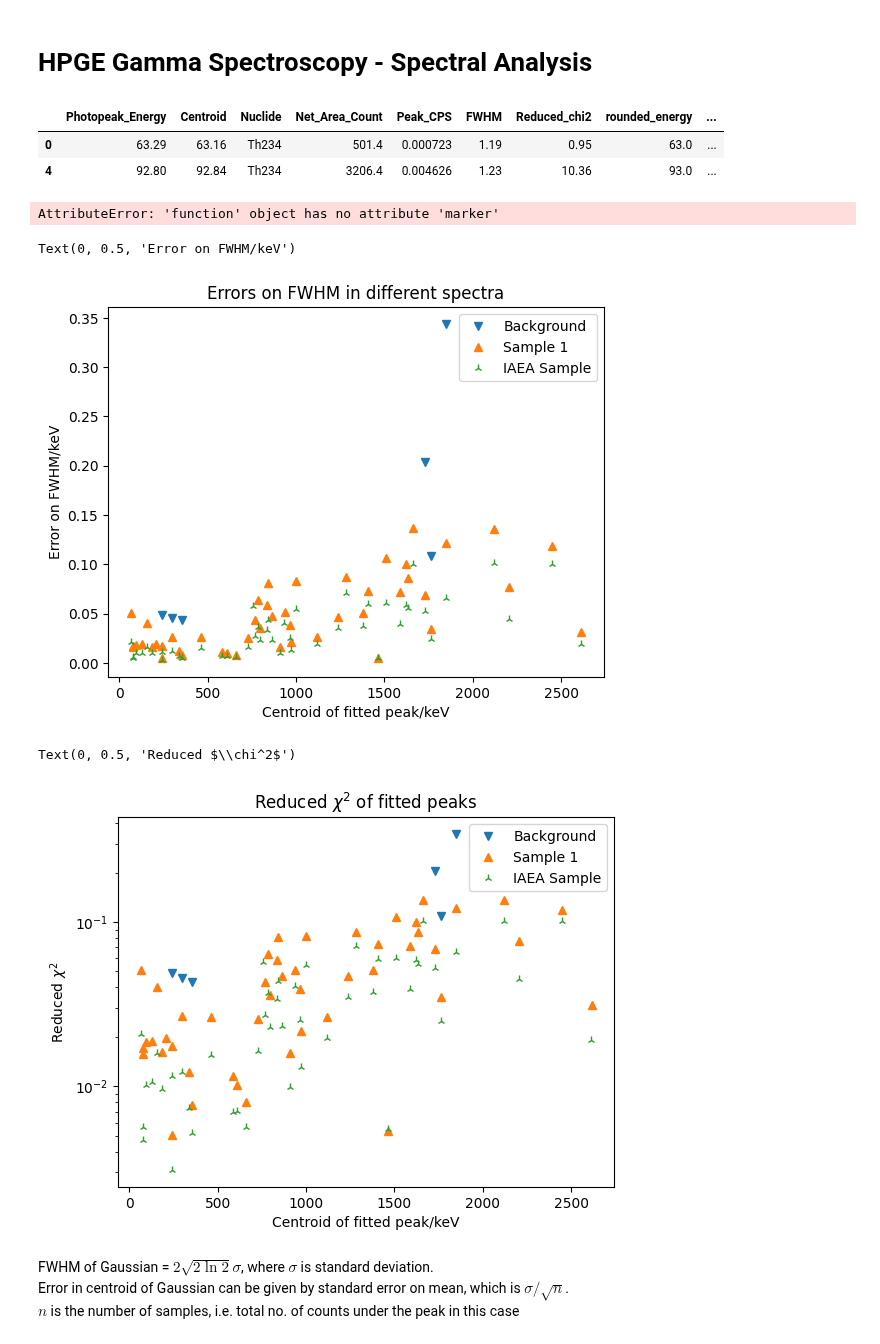
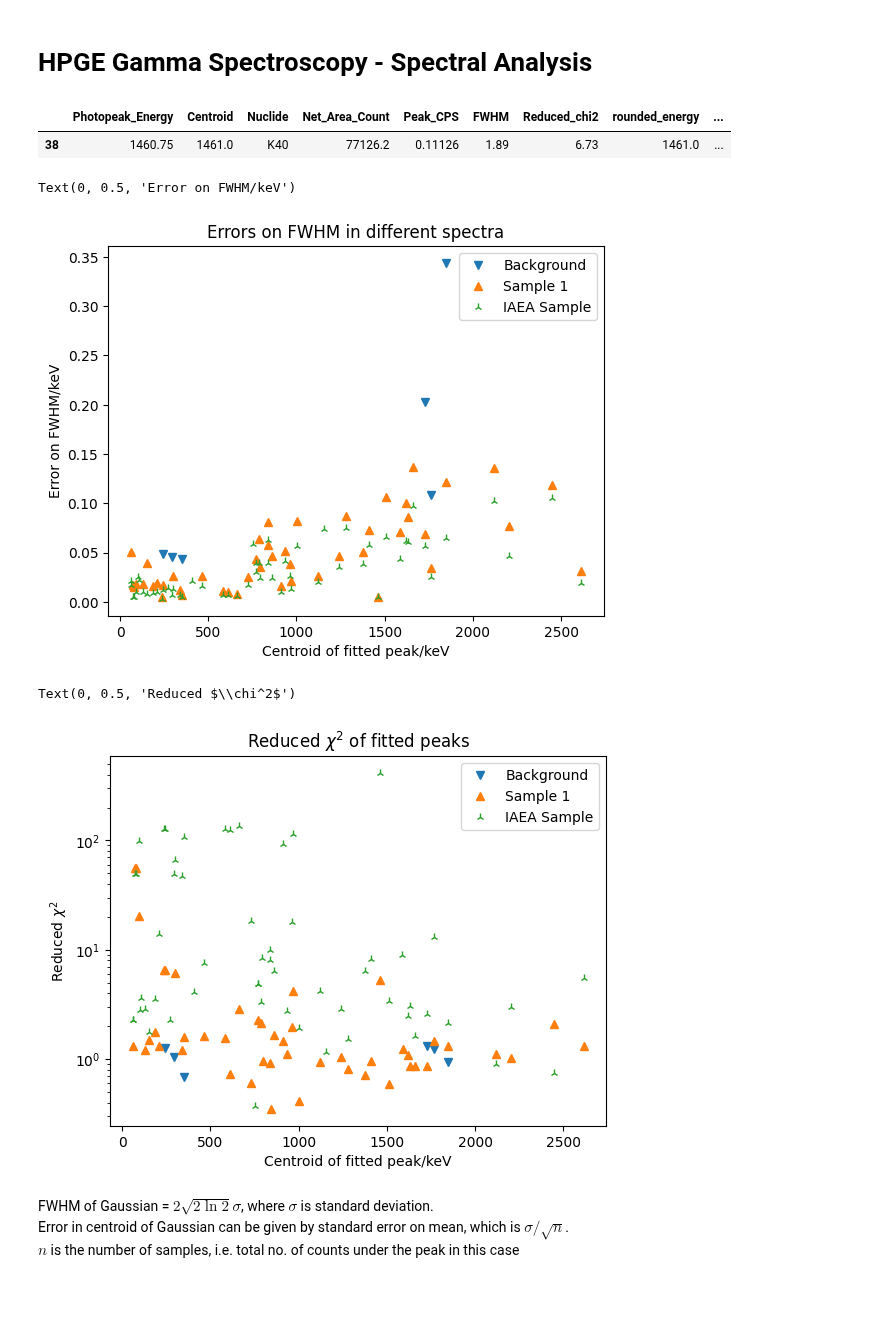
Before and after one commit to ngcnpeter/HPGe_lab_y3, a Jupyter notebook: spectal_analysis.ipynb, the cells around one changed output. Saved outputs shown, nothing was run; the diff lists cells and outputs as text; code cells hidden in the pictures; blank space fills up the shorter version.

```diff
--- a/spectal_analysis.ipynb
+++ b/spectal_analysis.ipynb
@@ -126,7 +126,7 @@ path1 = 'Data/Peaks/peaks_Sample1_30_10_23_Mon_09_22.CSV' #peak sample 1
 path2 = 'Data/Peaks/peaks_Sample2_31_10_23_14_08.CSV'
 path3 = 'Data/Peaks/peaks_Sample3_07_11_23_Tues_11_50.CSV'
 path4 = 'Data/Peaks/peaks_Sample4_13_11_23_Mon_14_06.CSV'
-path5 = 'Data/Peaks/peaks_IAEA_sample_05_12_22_copy.CSV'
+path5 = 'Data/Peaks/peaks_IAEA_sample_05_12_22_copy_new.CSV'
 path_bg = 'Data/Peaks/peaks_background_17_10_23.csv'
 path_list = [path_bg,path1,path2,path3,path4,path5]
 # df_1 = peak_df(path1)
@@ -165,7 +165,7 @@ def peak_df_new(df):
 #concat all dataframes
 df = pd.concat([peak_df_new(peak_df(path)) for path in path_list],keys = range(len(path_list)))
 #df.loc[n] would give n+1 th dataframe, same as the order in path list
-df.loc[2][df.loc[2]['nuc']=='Th234']
+df.loc[2][df.loc[2]['nuc']=='K40']
 # for i in range(len(path_list)):
 #     df_dict[f'df{i}'] = peak_df_new(peak_df(path_list[i]))
 # peak_df_new(peak_df(path1))
@@ -173,8 +173,7 @@ df.loc[2][df.loc[2]['nuc']=='Th234']
 # peak_df_new(peak_df(path2))
 # %% [output]
 |  | Photopeak_Energy | Centroid | Nuclide | Net_Area_Count | Peak_CPS | FWHM | Reduced_chi2 | rounded_energy | ... |
-| 0 | 63.29 | 63.16 | Th234 | 501.4 | 0.000723 | 1.19 | 0.95 | 63.0 | ... |
-| 4 | 92.80 | 92.84 | Th234 | 3206.4 | 0.004626 | 1.23 | 10.36 | 93.0 | ... |
+| 38 | 1460.75 | 1461.0 | K40 | 77126.2 | 0.11126 | 1.89 | 6.73 | 1461.0 | ... |
 # %%
 def chi2_prob(fit,data,err,df):
     '''This function calculates chi2 probability for given
@@ -192,10 +191,6 @@ def chi2_prob(fit,data,err,df):
     chi2_p = 1-stats.chi2.cdf(chi2,df) #chi2 probability =  1-cumulative distribution function
     print(f' chi2: {chi2} \n reduced chi2: {chi2_red}\n chi2 p-value: {chi2_p}')
     return chi2,chi2_red, chi2_p
-# %%
-plt.scatter.marker
-# %% [output]
-AttributeError: 'function' object has no attribute 'marker'
 # %%
 import matplotlib.pyplot as plt
 from matplotlib.lines import Line2D
@@ -212,21 +207,21 @@ plt.ylabel(r'Error on FWHM/keV')
 #plt.savefig('centroid_err.pdf')
 # %% [output]
 Text(0, 0.5, 'Error on FWHM/keV')
-[figure, old version]
+[figure, new version]
 # %%
 plt.figure()
 plt.title(r'Reduced $\chi^2$ of fitted peaks')
 
 for i in [0,1,5]:
-    plt.plot(df.loc[i]['Centroid'], df.loc[i]['FWHM_err'],marker_list[3+i],label = label_list[i])
+    plt.plot(df.loc[i]['Centroid'], df.loc[i]['Reduced_chi2'],marker_list[3+i],label = label_list[i])
 plt.legend()
 plt.yscale('log')
 plt.xlabel('Centroid of fitted peak/keV')
 plt.ylabel(r'Reduced $\chi^2$')
 #plt.savefig('reduced_chi2_gaussian.pdf')
 # %% [output]
 Text(0, 0.5, 'Reduced $\\chi^2$')
-[figure, old version]
+[figure, new version]
 # %% [markdown]
 FWHM of Gaussian = $2\sqrt{2\ln{2}}\sigma$, where $\sigma$ is standard deviation. \
 Error in centroid of Gaussian can be given by standard error on mean, which is $\sigma/\sqrt{n}$. \
```
Also changed, not shown: parts of 7 cells of this notebook, 6 other files.
